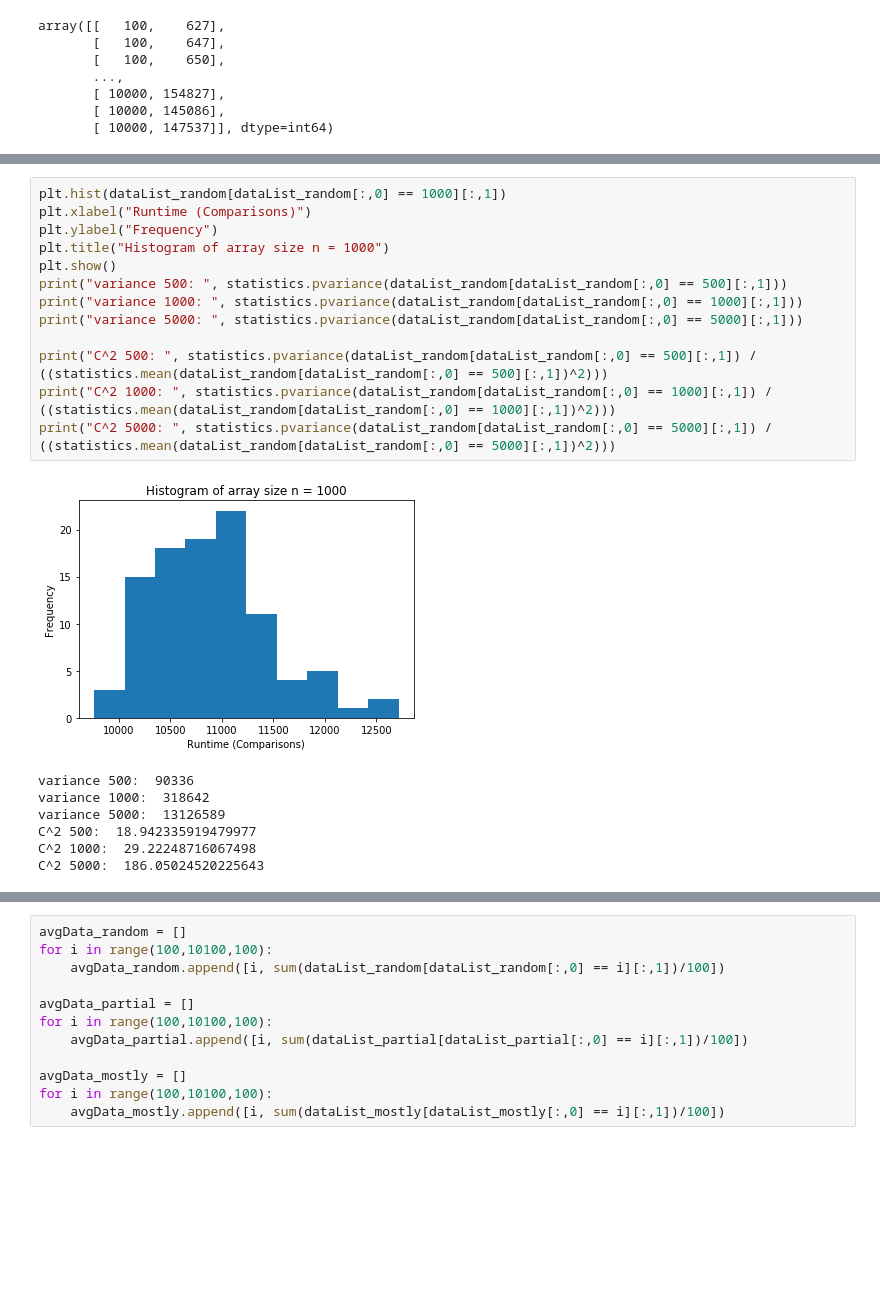
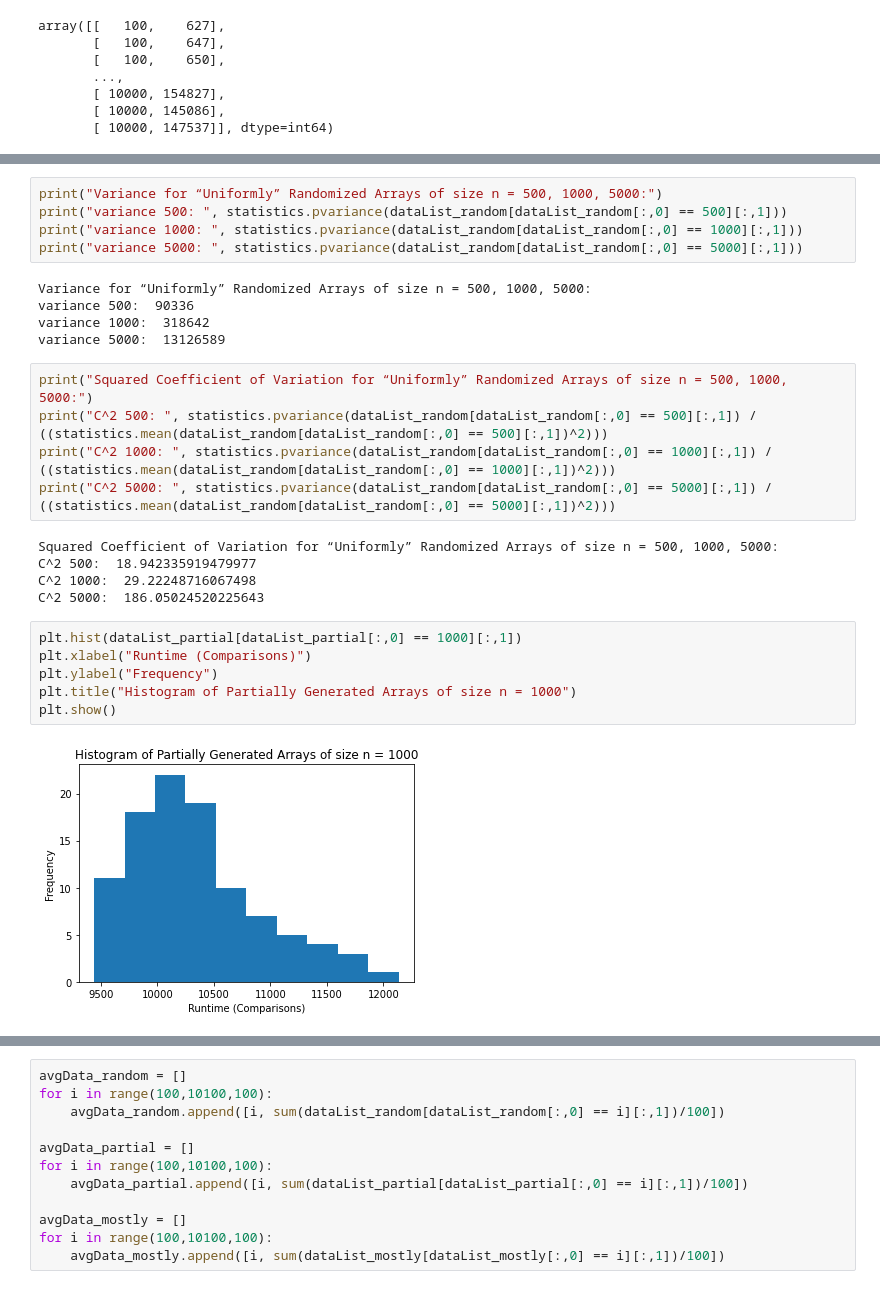
Before and after one commit to nathanielcrosby/QuickSort, a Jupyter notebook: optimized_graph.ipynb, the cells around one changed output, grey strips where cells are left out. Saved outputs shown, nothing was run; the diff lists cells and outputs as text; blank space fills up the shorter version.

```diff
--- a/optimized_graph.ipynb
+++ b/optimized_graph.ipynb
@@ -45,21 +53,28 @@ array([[   100,    627],
+# %%
+print("Variance for “Uniformly” Randomized Arrays of size n = 500, 1000, 5000:")
+print("variance 500: ", statistics.pvariance(dataList_random[dataList_random[:,0] == 500][:,1]))
+print("variance 1000: ", statistics.pvariance(dataList_random[dataList_random[:,0] == 1000][:,1]))
+print("variance 5000: ", statistics.pvariance(dataList_random[dataList_random[:,0] == 5000][:,1]))
+# %% [output]
+Variance for “Uniformly” Randomized Arrays of size n = 500, 1000, 5000:
+variance 500:  90336
+variance 1000:  318642
+variance 5000:  13126589
 # %%
-plt.hist(dataList_random[dataList_random[:,0] == 1000][:,1])
-plt.xlabel("Runtime (Comparisons)")
-plt.ylabel("Frequency")
-plt.title("Histogram of array size n = 1000")
-plt.show()
-print("variance 500: ", statistics.pvariance(dataList_random[dataList_random[:,0] == 500][:,1]))
-print("variance 1000: ", statistics.pvariance(dataList_random[dataList_random[:,0] == 1000][:,1]))
-print("variance 5000: ", statistics.pvariance(dataList_random[dataList_random[:,0] == 5000][:,1]))
-
+print("Squared Coefficient of Variation for “Uniformly” Randomized Arrays of size n = 500, 1000, 5000:")
 print("C^2 500: ", statistics.pvariance(dataList_random[dataList_random[:,0] == 500][:,1]) / ((statistics.mean(dataList_random[dataList_random[:,0] == 500][:,1])^2)))
 print("C^2 1000: ", statistics.pvariance(dataList_random[dataList_random[:,0] == 1000][:,1]) / ((statistics.mean(dataList_random[dataList_random[:,0] == 1000][:,1])^2)))
 print("C^2 5000: ", statistics.pvariance(dataList_random[dataList_random[:,0] == 5000][:,1]) / ((statistics.mean(dataList_random[dataList_random[:,0] == 5000][:,1])^2)))
 # %% [output]
-[figure, removed]
-variance 500:  90336
-variance 1000:  318642
-variance 5000:  13126589
+Squared Coefficient of Variation for “Uniformly” Randomized Arrays of size n = 500, 1000, 5000:
 C^2 500:  18.942335919479977
 C^2 1000:  29.22248716067498
 C^2 5000:  186.05024520225643
+# %%
+plt.hist(dataList_partial[dataList_partial[:,0] == 1000][:,1])
+plt.xlabel("Runtime (Comparisons)")
+plt.ylabel("Frequency")
+plt.title("Histogram of Partially Generated Arrays of size n = 1000")
+plt.show()
+# %% [output]
+[figure, added]
```
Also changed, not shown: parts of 6 cells of this notebook, 1 other file.
